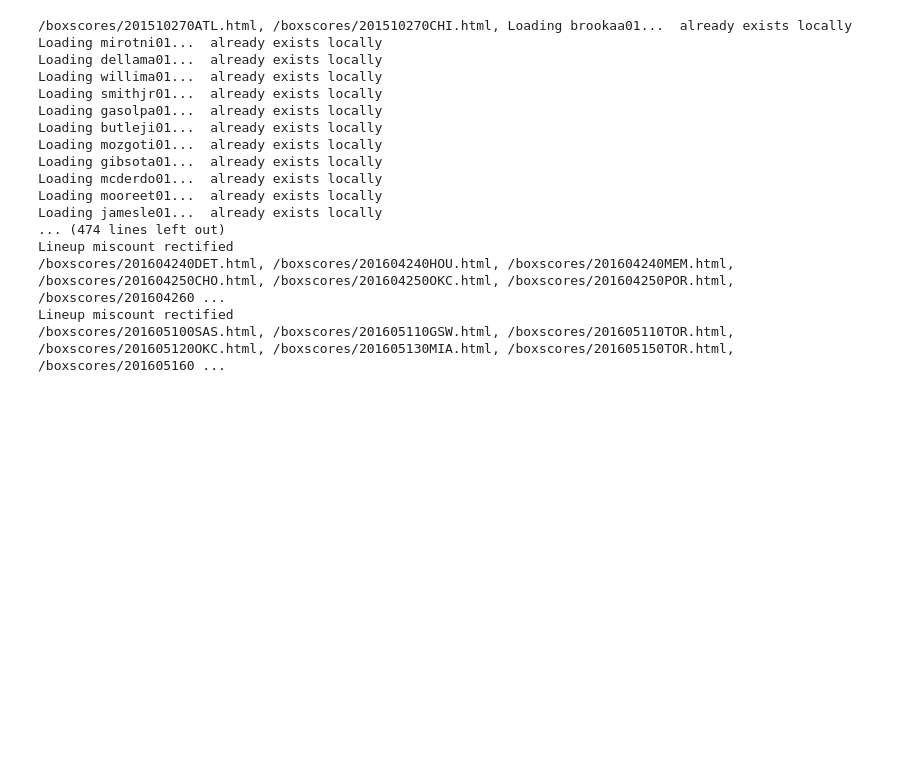
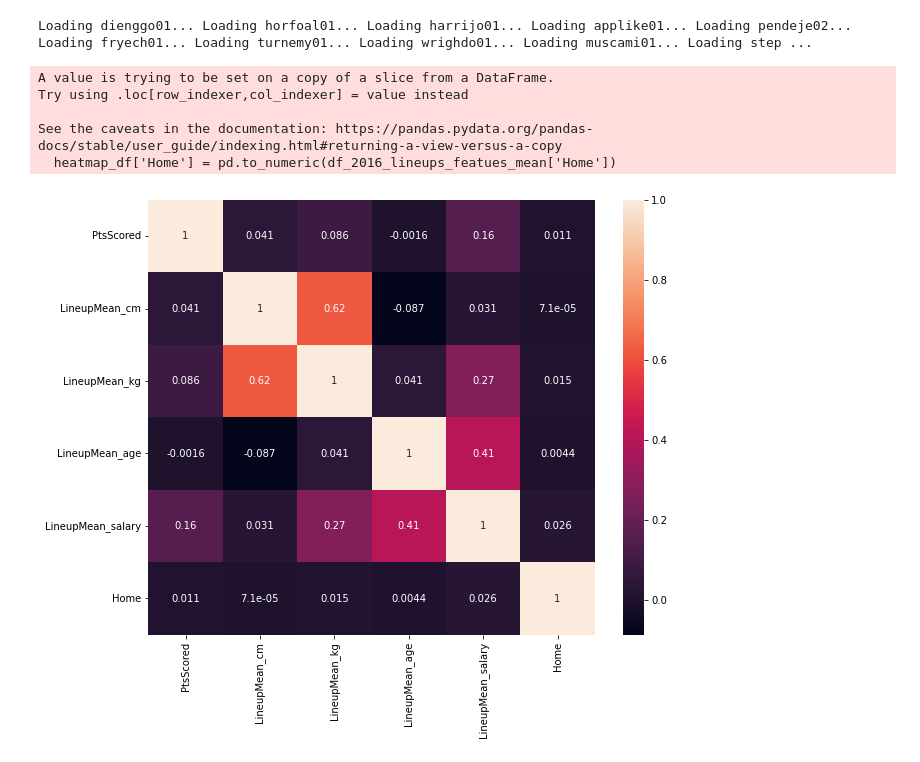
Before and after one commit to BrianMillerS/ultimate_nba_5-player_lineup, a Jupyter notebook: Bball_production.ipynb, the cells around one changed output. Cells and saved outputs as stored; diff of their text form; code cells hidden in the pictures; blank space fills up the shorter version.

```diff
--- a/Bball_production.ipynb
+++ b/Bball_production.ipynb
@@ -87,22 +62,51 @@ Loading johnsst04...  already exists locally
+# %%
+## LOAD DATA, The whole 2016 NBA data play-by-play ##
+# df_2016 = load_seasons(seasons=[16], lineups=True, possessions=True, drop_lineup_miscount_games=True)[0]
+
+# df_2016.to_csv('df_2016.csv', index=False)
+
+df_2016 = pd.read_csv('df_2016.csv')
 # %%
-# load multiple seaons of default data
-df_2016 = load_seasons(seasons=[16], lineups=True, possessions=True, drop_lineup_miscount_games=True)
-df_2016_lineups = get_lineup_results(df_2016, return_lineup_matchups=True)
+
+
+df_2016_lineups_featues_mean = get_lineup_results(df_2016, return_lineup_matchups=False)
+for stat_i in ['Height_cm', 'Mass_kg', 'age', 'salary']:
+    df_2016_lineups_featues_mean = get_lineup_feature(df_2016_lineups_featues_mean,
+                                                      table_name='info',
+                                                      col_name= stat_i, seasons_ago=1,
+                                                      agg='mean',
+                                                      delta_AwayHome=False)
+df_2016_lineups_featues_mean["PtsDiff"] = df_2016_lineups_featues_mean["PtsScored"] - df_2016_lineups_featues_mean["PtsAllowed"]
+df_2016_lineups_featues_mean["PtsDiff_perPos"] = df_2016_lineups_featues_mean["PtsDiff"] / df_2016_lineups_featues_mean["TotalPossessions"]
+
+
+
+df_2016_lineups_featues_list = get_lineup_results(df_2016, return_lineup_matchups=False)
+for stat_i in ['Height_cm', 'Mass_kg', 'age', 'salary']:
+    df_2016_lineups_featues_list = get_lineup_feature(df_2016_lineups_featues_list,
+                                                      table_name='info',
+                                                      col_name= stat_i, seasons_ago=1,
+                                                      agg='list',
+                                                      delta_AwayHome=False)
+df_2016_lineups_featues_list["PtsDiff"] = df_2016_lineups_featues_list["PtsScored"] - df_2016_lineups_featues_list["PtsAllowed"]
+df_2016_lineups_featues_list["PtsDiff_perPos"] = df_2016_lineups_featues_list["PtsDiff"] / df_2016_lineups_featues_list["TotalPossessions"]
+
+# # col_name ['Height_cm', 'Mass_kg', 'age', 'salary']
+# # agg ['list', 'mean', 'median', 'min', 'max', 'range', 'std']
 # %% [output]
-/boxscores/201510270ATL.html, /boxscores/201510270CHI.html, Loading brookaa01...  already exists locally
-Loading mirotni01...  already exists locally
-Loading dellama01...  already exists locally
-Loading willima01...  already exists locally
-Loading smithjr01...  already exists locally
-Loading gasolpa01...  already exists locally
-Loading butleji01...  already exists locally
-Loading mozgoti01...  already exists locally
-Loading gibsota01...  already exists locally
-Loading mcderdo01...  already exists locally
-Loading mooreet01...  already exists locally
-Loading jamesle01...  already exists locally
-... (474 lines left out)
-Lineup miscount rectified
-/boxscores/201604240DET.html, /boxscores/201604240HOU.html, /boxscores/201604240MEM.html, /boxscores/201604250CHO.html, /boxscores/201604250OKC.html, /boxscores/201604250POR.html, /boxscores/201604260 ...
-Lineup miscount rectified
-/boxscores/201605100SAS.html, /boxscores/201605110GSW.html, /boxscores/201605110TOR.html, /boxscores/201605120OKC.html, /boxscores/201605130MIA.html, /boxscores/201605150TOR.html, /boxscores/201605160 ...
+Loading dienggo01... Loading horfoal01... Loading harrijo01... Loading applike01... Loading pendeje02... Loading fryech01... Loading turnemy01... Loading wrighdo01... Loading muscami01... Loading step ...
+# %%
+
+heatmap_df = df_2016_lineups_featues_mean[['PtsScored','LineupMean_cm', 'LineupMean_kg', 'LineupMean_age', 'LineupMean_salary']]
+heatmap_df['Home'] = pd.to_numeric(df_2016_lineups_featues_mean['Home'])
+plt.subplots(figsize=(10, 8))
+sns.heatmap(heatmap_df.corr(), annot=True)
+plt
+plt.show()
+# %% [output]
+A value is trying to be set on a copy of a slice from a DataFrame.
+Try using .loc[row_indexer,col_indexer] = value instead
+
+See the caveats in the documentation: https://pandas.pydata.org/pandas-docs/stable/user_guide/indexing.html#returning-a-view-versus-a-copy
+  heatmap_df['Home'] = pd.to_numeric(df_2016_lineups_featues_mean['Home'])
+[figure, added]
```
Also changed, not shown: parts of 11 cells of this notebook, 2 other files.
